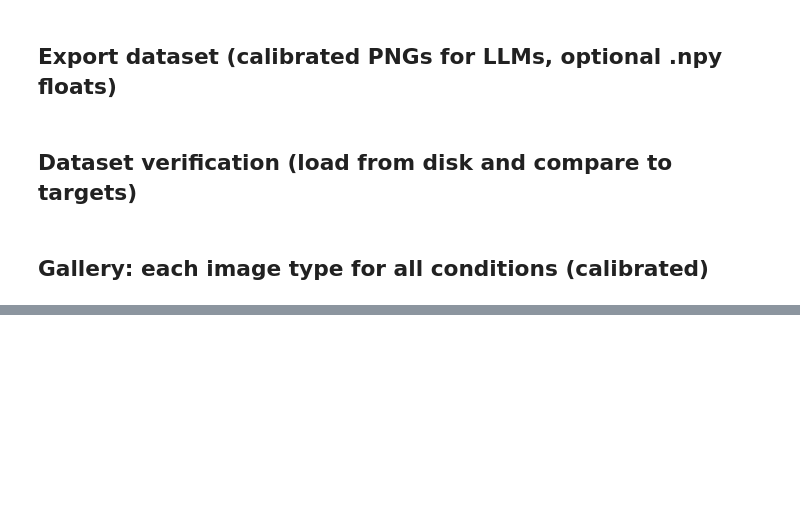
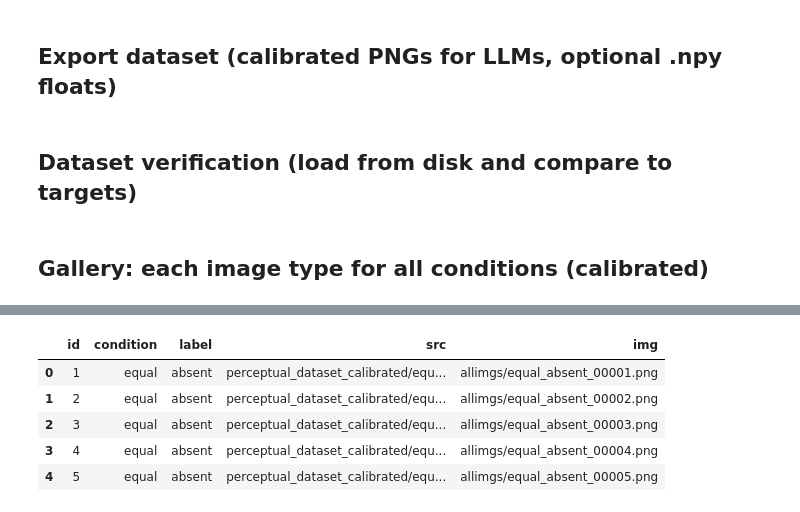
Before and after one commit to AdamRychtecky8/Honors_Project, a Jupyter notebook: Perceptual_Image_Generator_Calibrated.ipynb, the cells around one changed output, grey strips where cells are left out. Saved outputs shown, nothing was run; the diff lists cells and outputs as text; code cells hidden in the pictures; blank space fills up the shorter version.

```diff
--- a/Perceptual_Image_Generator_Calibrated.ipynb
+++ b/Perceptual_Image_Generator_Calibrated.ipynb
@@ -370,0 +465,36 @@ plt.tight_layout(); plt.show()
+# %%
+import shutil
+from pathlib import Path
+import pandas as pd
+
+# Point this to the dataset you generated earlier
+DATASET_ROOT = Path("perceptual_dataset_calibrated")  # or perceptual_dataset
+ALLIMGS_DIR = Path("allimgs")
+ALLIMGS_DIR.mkdir(exist_ok=True, parents=True)
+
+# Grab the actual stimuli (combined PNGs) across all conditions/labels
+pngs = sorted((DATASET_ROOT).glob("*/*/combined/*_combined.png"))
+if not pngs:
+    raise FileNotFoundError(f"No combined PNGs found under {DATASET_ROOT}/**/combined")
+
+rows = []
+for k, p in enumerate(pngs, start=1):
+    # Parse condition/label from path: DATASET_ROOT / cond / label / combined / fname.png
+    cond = p.parts[-4]
+    label = p.parts[-3]
+    # Copy into flat allimgs/ for your existing scripts
+    new_name = f"{cond}_{label}_{k:05d}.png"
+    dst = ALLIMGS_DIR / new_name
+    shutil.copy2(p, dst)
+    rows.append({"id": k, "condition": cond, "label": label, "src": str(p), "img": str(dst)})
+
+index_df = pd.DataFrame(rows)
+index_df.to_csv(ALLIMGS_DIR / "index.csv", index=False)
+index_df.head()
+# %% [output]
+|  | id | condition | label | src | img |
+| 0 | 1 | equal | absent | perceptual_dataset_calibrated/equ... | allimgs/equal_absent_00001.png |
+| 1 | 2 | equal | absent | perceptual_dataset_calibrated/equ... | allimgs/equal_absent_00002.png |
+| 2 | 3 | equal | absent | perceptual_dataset_calibrated/equ... | allimgs/equal_absent_00003.png |
+| 3 | 4 | equal | absent | perceptual_dataset_calibrated/equ... | allimgs/equal_absent_00004.png |
+| 4 | 5 | equal | absent | perceptual_dataset_calibrated/equ... | allimgs/equal_absent_00005.png |
```
Also changed, not shown: parts of 9 cells of this notebook.
